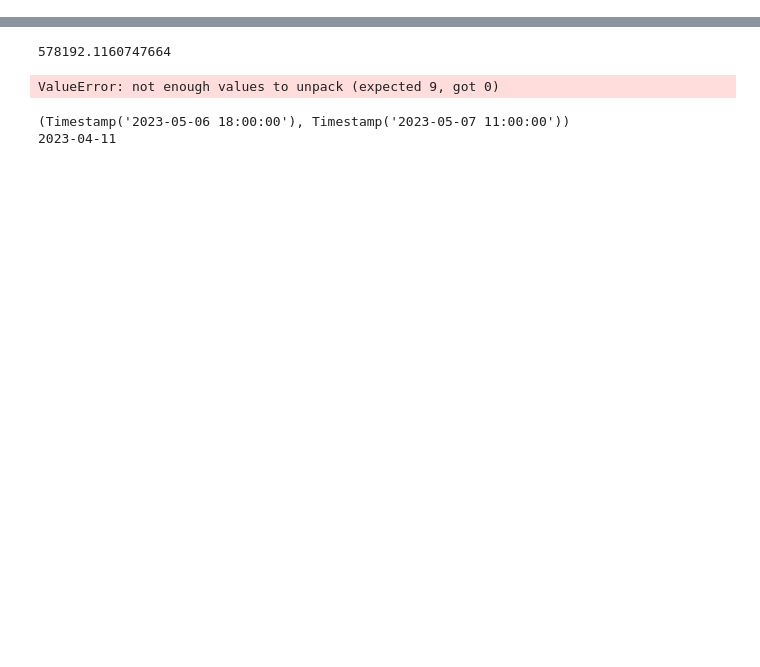
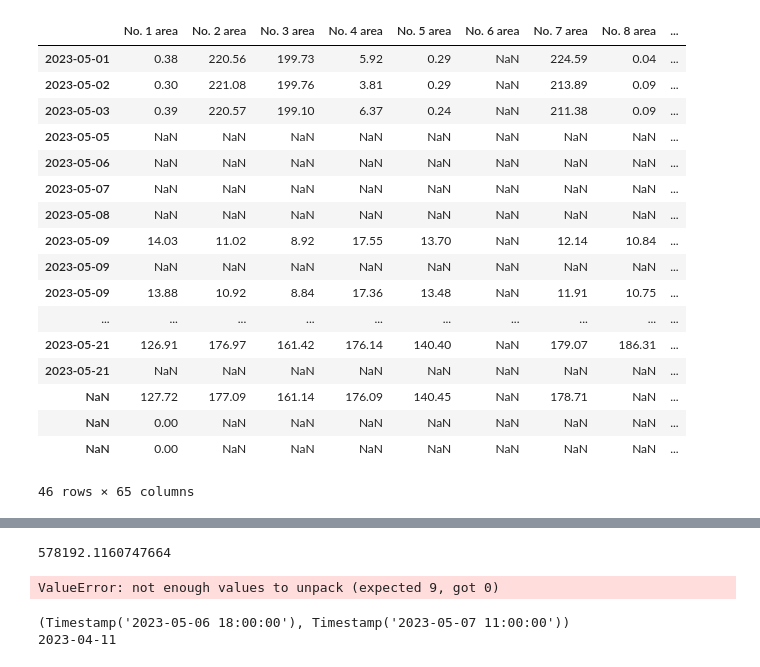
Before and after one commit to ThomasXIONG151215/vertical_farm_dp, a Jupyter notebook: data_upload.ipynb, the cells around one changed output, grey strips where cells are left out. Saved outputs shown, nothing was run; the diff lists cells and outputs as text; code cells hidden in the pictures; blank space fills up the shorter version.

```diff
--- a/data_upload.ipynb
+++ b/data_upload.ipynb
@@ -82,0 +85,13 @@ light_time_ranges
+# %%
+csv_path = "./arranged_data4"
+files = os.listdir(csv_path)
+num_files = len(files)
+dataframes4 = {}
+
+start = 44
+for i in range(num_files): #有效数据
+    dataframes4['df'+str(i)] = pd.read_csv('arranged_data4/sub_df'+str(i)+'.csv')
+
+combine_df = dataframes4['df0']
+for i in range(start,num_files):
+    combine_df=pd.concat((combine_df,dataframes4['df'+str(i)]))
@@ -82,0 +102,3 @@ light_time_ranges
+# %%
+comb = combine_df
+comb
@@ -83 +121,42 @@ light_time_ranges
+# %%
+enviros = comb
+comb['time'] = pd.to_datetime(comb['time'])
+day_enviros = {}
+day_means = {}
+
+for time_range in light_time_ranges:
+    enviros_day = enviros[(enviros['time'] >= time_range[0]) & (enviros['time'] < time_range[1])]
+    try:
+        del enviros_day['Unnamed: 0']
+        del enviros_day['Unnamed: 0.1']
+    except:
+        continue
+    day_enviros[time_range[1].date()] = enviros_day
+    day_means[time_range[1].date()] = enviros_day.mean()
+day_means = pd.DataFrame(day_means).transpose()
+# %%
+test_hetero = pd.concat((plants_day,day_means))
+# %%
+test_hetero['date'] = pd.to_datetime(test_hetero.index)
+test_hetero.sort_values(by='date',inplace=True)
+test_hetero
+# %% [output]
+|  | No. 1 area | No. 2 area | No. 3 area | No. 4 area | No. 5 area | No. 6 area | No. 7 area | No. 8 area | ... |
+| 2023-05-01 | 0.38 | 220.56 | 199.73 | 5.92 | 0.29 | NaN | 224.59 | 0.04 | ... |
+| 2023-05-02 | 0.30 | 221.08 | 199.76 | 3.81 | 0.29 | NaN | 213.89 | 0.09 | ... |
+| 2023-05-03 | 0.39 | 220.57 | 199.10 | 6.37 | 0.24 | NaN | 211.38 | 0.09 | ... |
+| 2023-05-05 | NaN | NaN | NaN | NaN | NaN | NaN | NaN | NaN | ... |
+| 2023-05-06 | NaN | NaN | NaN | NaN | NaN | NaN | NaN | NaN | ... |
+| 2023-05-07 | NaN | NaN | NaN | NaN | NaN | NaN | NaN | NaN | ... |
+| 2023-05-08 | NaN | NaN | NaN | NaN | NaN | NaN | NaN | NaN | ... |
+| 2023-05-09 | 14.03 | 11.02 | 8.92 | 17.55 | 13.70 | NaN | 12.14 | 10.84 | ... |
+| 2023-05-09 | NaN | NaN | NaN | NaN | NaN | NaN | NaN | NaN | ... |
+| 2023-05-09 | 13.88 | 10.92 | 8.84 | 17.36 | 13.48 | NaN | 11.91 | 10.75 | ... |
+| ... | ... | ... | ... | ... | ... | ... | ... | ... | ... |
+| 2023-05-21 | 126.91 | 176.97 | 161.42 | 176.14 | 140.40 | NaN | 179.07 | 186.31 | ... |
+| 2023-05-21 | NaN | NaN | NaN | NaN | NaN | NaN | NaN | NaN | ... |
+| NaN | 127.72 | 177.09 | 161.14 | 176.09 | 140.45 | NaN | 178.71 | NaN | ... |
+| NaN | 0.00 | NaN | NaN | NaN | NaN | NaN | NaN | NaN | ... |
+| NaN | 0.00 | NaN | NaN | NaN | NaN | NaN | NaN | NaN | ... |
+46 rows × 65 columns
 # %%
```
Also changed, not shown: parts of 11 cells of this notebook, 2 other files.
